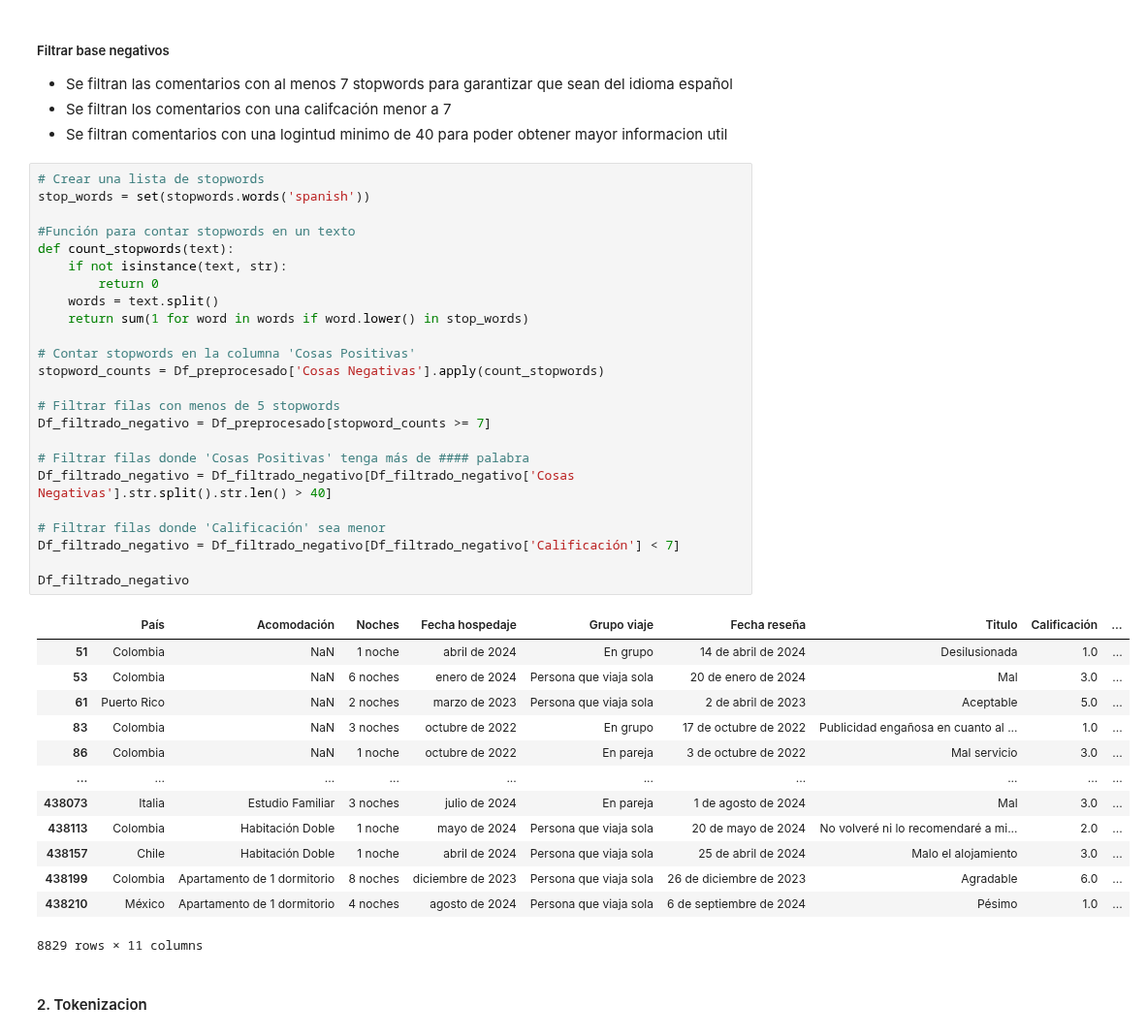
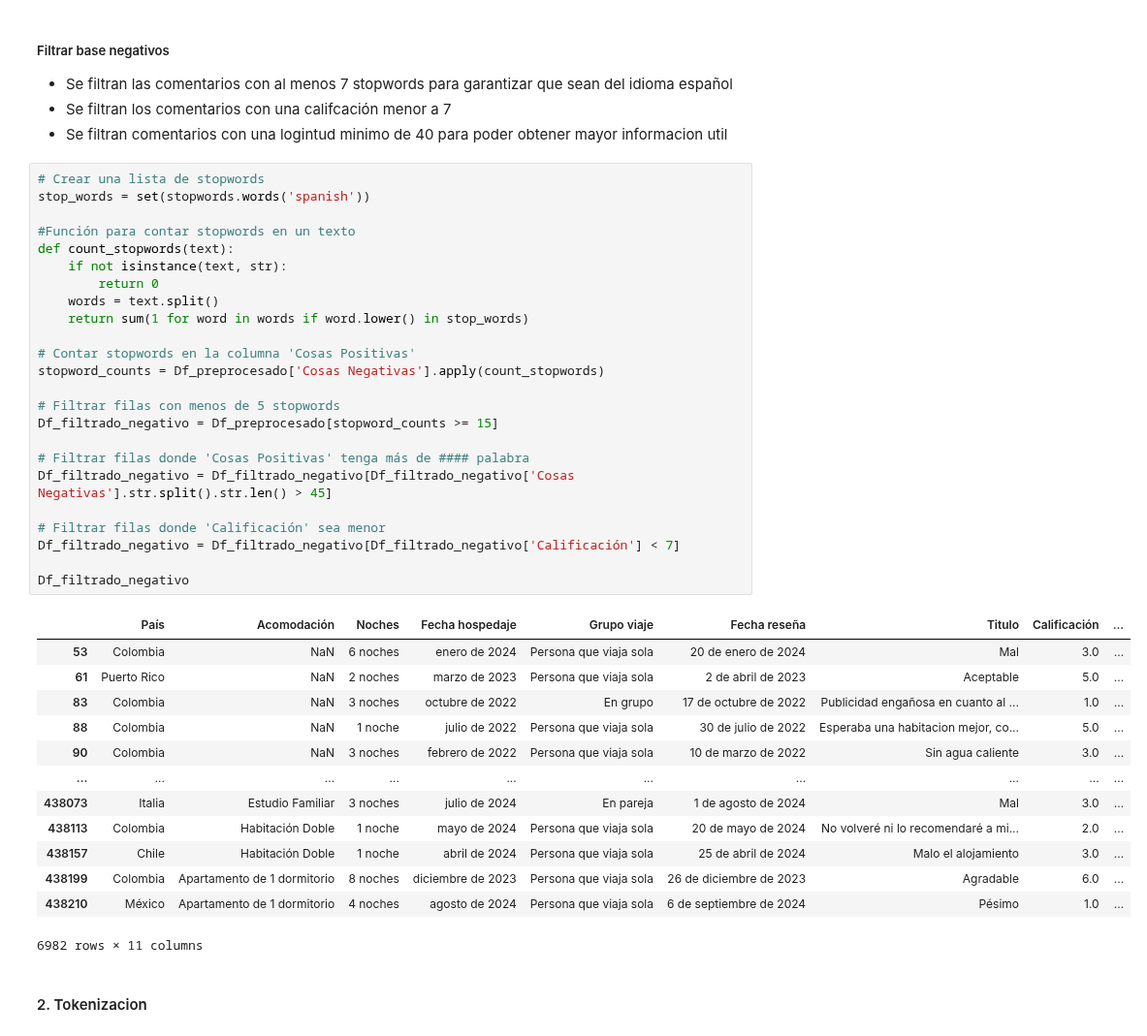
Before and after one commit to sebastiaanbv/NLP_EAN, a Jupyter notebook: Actividad 1/Preprocesamiento_booking.ipynb, the cells around one changed output. Shown at 97% size. Saved outputs shown, nothing was run; the diff lists cells and outputs as text.

```diff
--- a/Actividad 1/Preprocesamiento_booking.ipynb
+++ b/Actividad 1/Preprocesamiento_booking.ipynb
@@ -186,41 +187,41 @@ Df_filtrado_positivo
 # %%
 # Crear una lista de stopwords
 stop_words = set(stopwords.words('spanish'))
 
 #Función para contar stopwords en un texto
 def count_stopwords(text):
     if not isinstance(text, str):
         return 0
     words = text.split()
     return sum(1 for word in words if word.lower() in stop_words)
 
 # Contar stopwords en la columna 'Cosas Positivas'
 stopword_counts = Df_preprocesado['Cosas Negativas'].apply(count_stopwords)
 
 # Filtrar filas con menos de 5 stopwords
-Df_filtrado_negativo = Df_preprocesado[stopword_counts >= 7]
+Df_filtrado_negativo = Df_preprocesado[stopword_counts >= 15]
 
 # Filtrar filas donde 'Cosas Positivas' tenga más de #### palabra
-Df_filtrado_negativo = Df_filtrado_negativo[Df_filtrado_negativo['Cosas Negativas'].str.split().str.len() > 40]
+Df_filtrado_negativo = Df_filtrado_negativo[Df_filtrado_negativo['Cosas Negativas'].str.split().str.len() > 45]
 
 # Filtrar filas donde 'Calificación' sea menor
 Df_filtrado_negativo = Df_filtrado_negativo[Df_filtrado_negativo['Calificación'] < 7]
 
 Df_filtrado_negativo
 # %% [output]
 |  | País | Acomodación | Noches | Fecha hospedaje | Grupo viaje | Fecha reseña | Titulo | Calificación | ... |
-| 51 | Colombia | NaN | 1 noche | abril de 2024 | En grupo | 14 de abril de 2024 | Desilusionada | 1.0 | ... |
 | 53 | Colombia | NaN | 6 noches | enero de 2024 | Persona que viaja sola | 20 de enero de 2024 | Mal | 3.0 | ... |
 | 61 | Puerto Rico | NaN | 2 noches | marzo de 2023 | Persona que viaja sola | 2 de abril de 2023 | Aceptable | 5.0 | ... |
 | 83 | Colombia | NaN | 3 noches | octubre de 2022 | En grupo | 17 de octubre de 2022 | Publicidad engañosa en cuanto al ... | 1.0 | ... |
-| 86 | Colombia | NaN | 1 noche | octubre de 2022 | En pareja | 3 de octubre de 2022 | Mal servicio | 3.0 | ... |
+| 88 | Colombia | NaN | 1 noche | julio de 2022 | Persona que viaja sola | 30 de julio de 2022 | Esperaba una habitacion mejor, co... | 5.0 | ... |
+| 90 | Colombia | NaN | 3 noches | febrero de 2022 | Persona que viaja sola | 10 de marzo de 2022 | Sin agua caliente | 3.0 | ... |
 | ... | ... | ... | ... | ... | ... | ... | ... | ... | ... |
 | 438073 | Italia | Estudio Familiar | 3 noches | julio de 2024 | En pareja | 1 de agosto de 2024 | Mal | 3.0 | ... |
 | 438113 | Colombia | Habitación Doble | 1 noche | mayo de 2024 | Persona que viaja sola | 20 de mayo de 2024 | No volveré ni lo recomendaré a mi... | 2.0 | ... |
 | 438157 | Chile | Habitación Doble | 1 noche | abril de 2024 | Persona que viaja sola | 25 de abril de 2024 | Malo el alojamiento | 3.0 | ... |
 | 438199 | Colombia | Apartamento de 1 dormitorio | 8 noches | diciembre de 2023 | Persona que viaja sola | 26 de diciembre de 2023 | Agradable | 6.0 | ... |
 | 438210 | México | Apartamento de 1 dormitorio | 4 noches | agosto de 2024 | Persona que viaja sola | 6 de septiembre de 2024 | Pésimo | 1.0 | ... |
-8829 rows × 11 columns
+6982 rows × 11 columns
 # %% [markdown]
 #### 2. Tokenizacion
 # %% [markdown]
```
Also changed, not shown: parts of 25 cells of this notebook.
